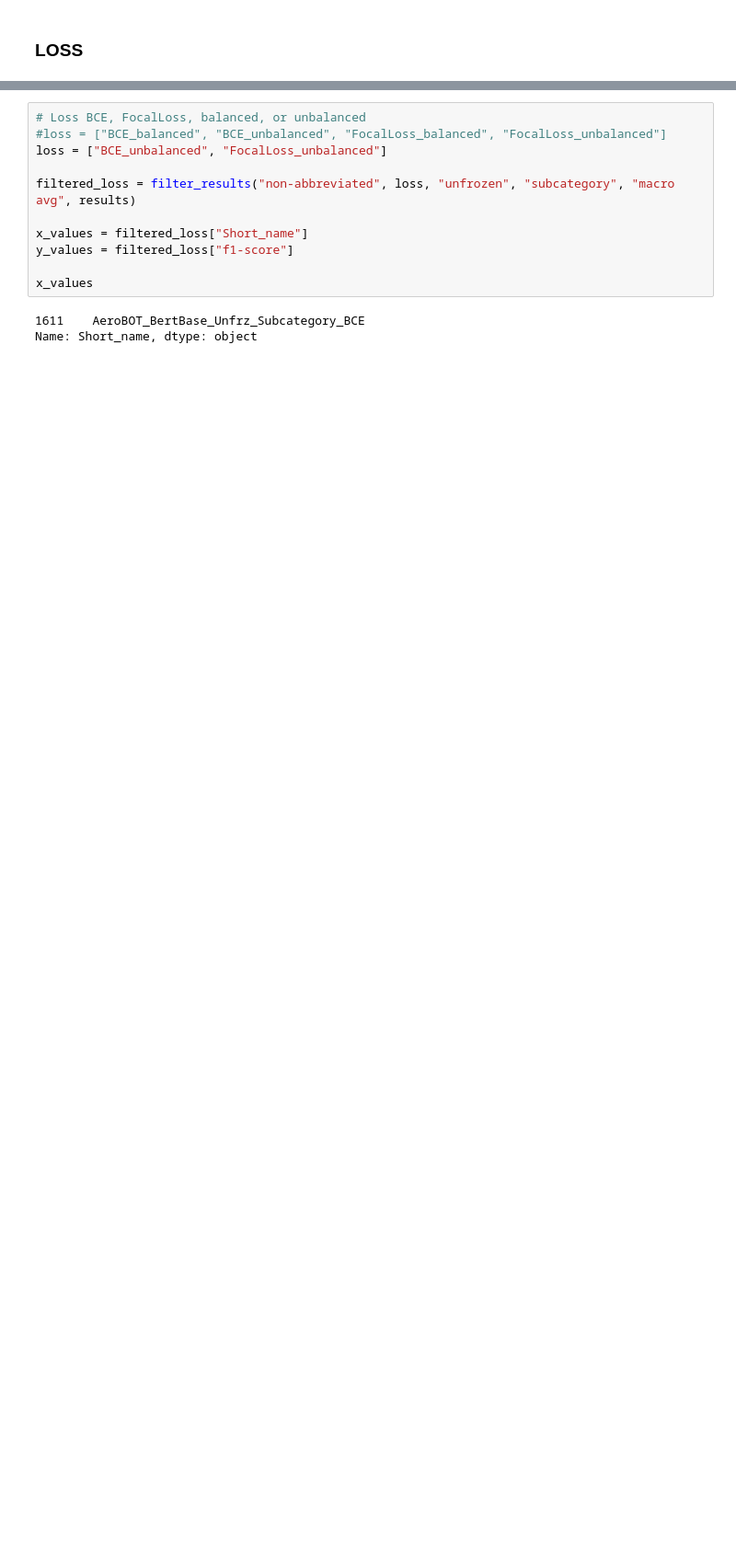
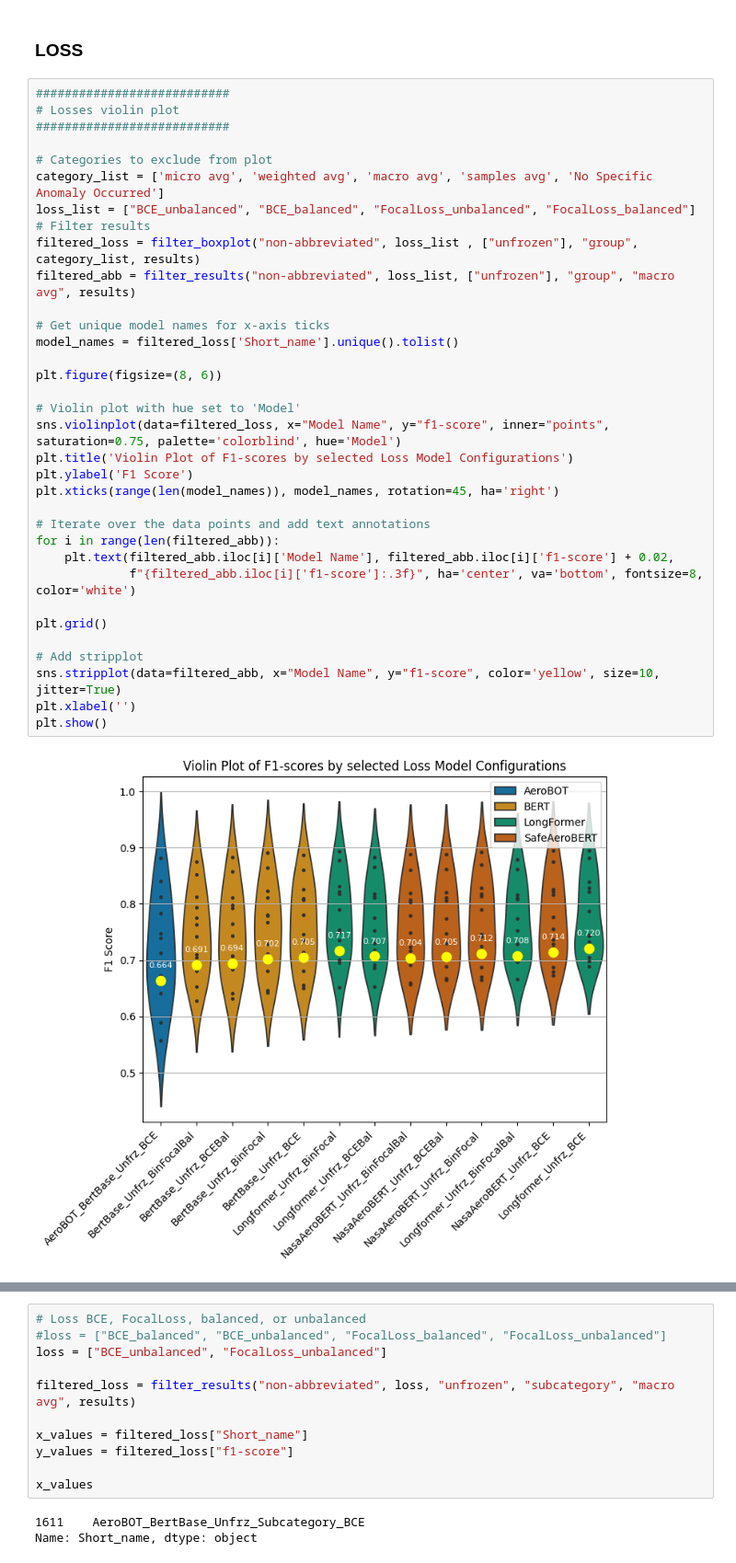
Before and after one commit to Gogonemnem/Safran-Project, a Jupyter notebook: Visualization_plot.ipynb, the cells around one changed output, grey strips where cells are left out. Shown at 92% size. Cells and saved outputs as stored; diff of their text form; blank space fills up the shorter version.

```diff
--- a/Visualization_plot.ipynb
+++ b/Visualization_plot.ipynb
@@ -317,2 +328,38 @@ Passing `palette` without assigning `hue` is deprecated and will be removed in v
 # %% [markdown]
 ### LOSS
+# %%
+###########################
+# Losses violin plot
+###########################
+
+# Categories to exclude from plot
+category_list = ['micro avg', 'weighted avg', 'macro avg', 'samples avg', 'No Specific Anomaly Occurred']
+loss_list = ["BCE_unbalanced", "BCE_balanced", "FocalLoss_unbalanced", "FocalLoss_balanced"]
+# Filter results
+filtered_loss = filter_boxplot("non-abbreviated", loss_list , ["unfrozen"], "group", category_list, results)
+filtered_abb = filter_results("non-abbreviated", loss_list, ["unfrozen"], "group", "macro avg", results)
+
+# Get unique model names for x-axis ticks
+model_names = filtered_loss['Short_name'].unique().tolist()
+
+plt.figure(figsize=(8, 6))
+
+# Violin plot with hue set to 'Model'
+sns.violinplot(data=filtered_loss, x="Model Name", y="f1-score", inner="points", saturation=0.75, palette='colorblind', hue='Model')
+plt.title('Violin Plot of F1-scores by selected Loss Model Configurations')
+plt.ylabel('F1 Score')
+plt.xticks(range(len(model_names)), model_names, rotation=45, ha='right')
+
+# Iterate over the data points and add text annotations
+for i in range(len(filtered_abb)):
+    plt.text(filtered_abb.iloc[i]['Model Name'], filtered_abb.iloc[i]['f1-score'] + 0.02,
+             f"{filtered_abb.iloc[i]['f1-score']:.3f}", ha='center', va='bottom', fontsize=8, color='white')
+
+plt.grid()
+
+# Add stripplot
+sns.stripplot(data=filtered_abb, x="Model Name", y="f1-score", color='yellow', size=10, jitter=True)
+plt.xlabel('')
+plt.show()
+# %% [output]
+[figure, added]
```
Also changed, not shown: parts of 7 cells of this notebook, 2 other files.
